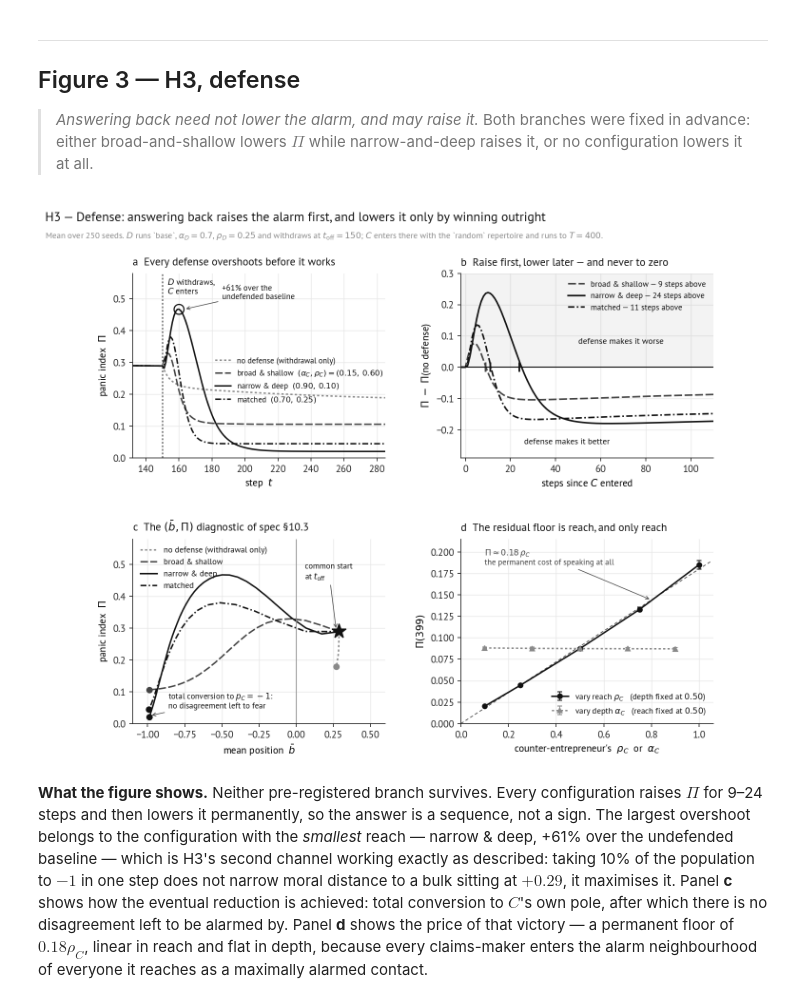
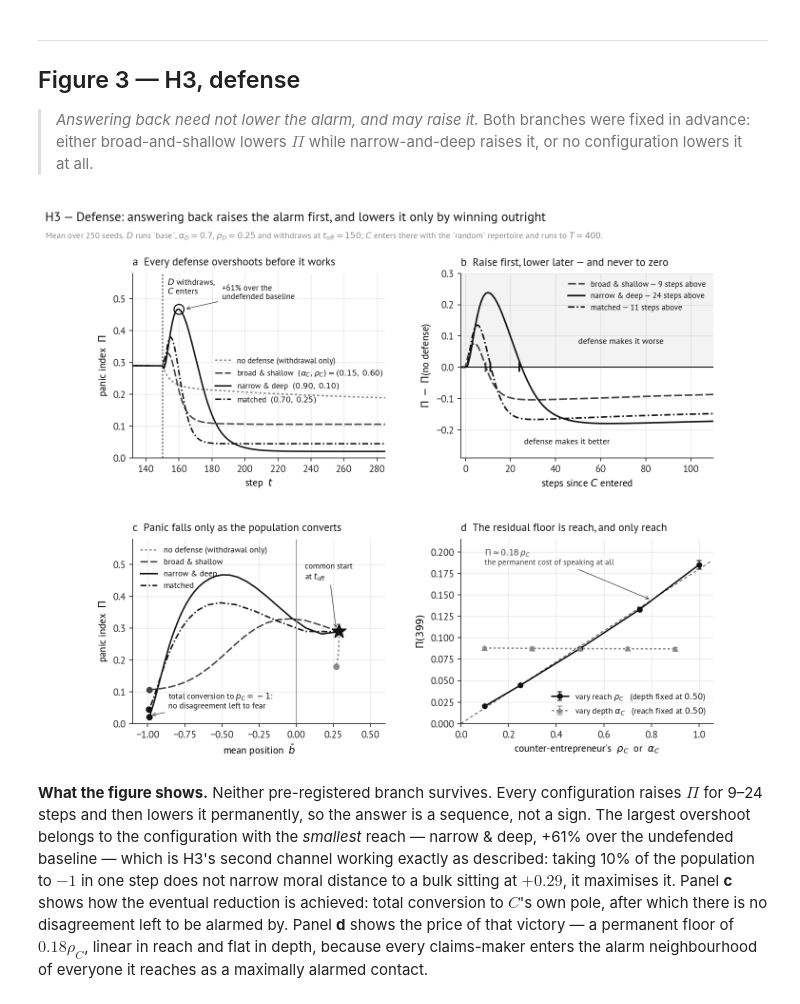
Before and after one commit to matvei-bisler/BislerUtkin, a Jupyter notebook: Results/hypothesis_figures.ipynb, the cells around one changed output. Saved outputs shown, nothing was run; the diff lists cells and outputs as text; code cells hidden in the pictures.

```diff
--- a/Results/hypothesis_figures.ipynb
+++ b/Results/hypothesis_figures.ipynb
@@ -33,6 +33,8 @@ matplotlib.rcParams.update({
     'axes.axisbelow':True,'xtick.color':'#222','ytick.color':'#222',
     'text.color':'#111','axes.titleweight':'bold','axes.titlesize':11,
     'figure.dpi':150,'savefig.dpi':300,'savefig.bbox':'tight',
+    'pdf.fonttype':42,'ps.fonttype':42,   # TrueType subsets, not Type 3
+    'pdf.compression':6,
 })
 INK='#111111'; MUTE='#8a8a8a'; MARK='#444444'   # чернила / приглушённый / маркер
 
@@ -256,7 +259,7 @@ t = np.arange(len(curve(B1, "panic_index")))
 for key, colour, dash, label in [
         ("interaction",    INK,  "solid",               "interaction — division the campaign made"),
         ("claims_alone",   MARK, (0, (5, 1.6)),         "claims-making alone"),
-        ("warranted",      MUTE, (0, (1.5, 1.5)),       r"warranted  $\bar a^{\varnothing}$"),
+        ("warranted",      MUTE, (0, (1.5, 1.5)),       r"warranted  $\bar a^{\mathrm{null}}$"),
         ("othering_alone", MUTE, (0, (4, 1.5, 1, 1.5)), "othering alone (pre-existing)")]:
     ax.plot(t, curve(B1, key), color=colour, linestyle=dash, lw=1.5, label=label)
 ax.axvline(T_OFF, color=INK, lw=0.9, ls=(0, (2, 2)))
@@ -355,6 +358,7 @@ fig.text(0.008, 0.940, f"Mean over {len(META['seeds'])} seeds (fewer per simplex
          r"$\epsilon=0.5$, withdrawal at $t_{\mathrm{off}}=150$.",
          fontsize=8.6, color=MUTE, ha="left")
 fig.savefig(FIGS / "fig2_h2_handover.png", dpi=300, bbox_inches="tight")
+fig.savefig(FIGS / "fig2_h2_handover.pdf", bbox_inches="tight")   # vector, for the paper
 plt.show()
 # %% [output]
 [figure]
@@ -428,7 +432,7 @@ ax.set_xlim(-2, 110); ax.set_ylim(-0.29, 0.30)
 ax.legend(frameon=False, fontsize=8.2, loc="upper right")
 
 # (c) the (b, Pi) diagnostic --------------------------------------------------------
-ax = tidy(axes[1, 0], r"c  The $(\bar b,\Pi)$ diagnostic of spec §10.3",
+ax = tidy(axes[1, 0], r"c  Panic falls only as the population converts",
           r"mean position  $\bar b$", r"panic index  $\Pi$")
 for name, colour, dash, label in CONFIGS:
     path_b = traces[name]["mean_position"][T_OFF:]
@@ -447,34 +451,35 @@ ax.axvline(0, color=MUTE, lw=0.8)
 ax.set_xlim(-1.10, 0.60); ax.set_ylim(0, 0.58)
 ax.legend(frameon=False, fontsize=8.4, loc="upper left")
 
 # (d) the two channels ---------------------------------------------------------------
 ax = tidy(axes[1, 1], "d  The residual floor is reach, and only reach",
           r"counter-entrepreneur's  $\rho_C$  or  $\alpha_C$", r"$\Pi(399)$")
 grid_x = np.linspace(0, 1.05, 20)
 ax.plot(grid_x, 0.18 * grid_x, color=MARK, lw=0.8, ls=(0, (4, 3)), zorder=1)
 for axis, colour, dash, marker, label in [
         ("rho_c", INK, "solid", "o", r"vary reach $\rho_C$   (depth fixed at $0.50$)"),
         ("alpha_c", MUTE, (0, (1.5, 1.5)), "^", r"vary depth $\alpha_C$   (reach fixed at $0.50$)")]:
     cells = [c for c in C2 if c["label"]["axis"] == axis]
     x, m, s = sweep(cells, "value", "panic_index_end")
     ax.errorbar(x, m, yerr=s, color=colour, linestyle=dash, marker=marker, ms=4.8,
                 lw=1.5, capsize=2.5, elinewidth=0.8, label=label, zorder=3)
 ax.annotate(r"$\Pi \approx 0.18\,\rho_C$" + "\nthe permanent cost of speaking at all",
             xy=(0.80, 0.144), xytext=(0.10, 0.185), fontsize=8.2, color=MARK,
             arrowprops=dict(arrowstyle="->", lw=0.7, color=MARK))
 ax.set_xlim(0, 1.06); ax.set_ylim(0, 0.215)
 ax.legend(frameon=False, fontsize=8.4, loc="lower right")
 
 fig.suptitle("H3 — Defense: answering back raises the alarm first, and lowers it only by winning outright",
              x=0.008, ha="left", fontsize=13, fontweight="bold", y=0.985)
 fig.text(0.008, 0.940, f"Mean over {len(META['seeds'])} seeds. $D$ runs `base`, "
          r"$\alpha_D=0.7$, $\rho_D=0.25$ and withdraws at $t_{\mathrm{off}}=150$; "
          r"$C$ enters there with the `random` repertoire and runs to $T=400$.",
          fontsize=8.6, color=MUTE, ha="left")
 fig.savefig(FIGS / "fig3_h3_defense.png", dpi=300, bbox_inches="tight")
+fig.savefig(FIGS / "fig3_h3_defense.pdf", bbox_inches="tight")   # vector, for the paper
 plt.show()
 # %% [output]
-[figure, old version]
+[figure, new version]
 # %% [markdown]
 **What the figure shows.** Neither pre-registered branch survives. Every configuration raises
 $\Pi$ for 9–24 steps and then lowers it permanently, so the answer is a sequence, not a sign.
```
Also changed, not shown: parts of 1 cell of this notebook, 9 other files.
